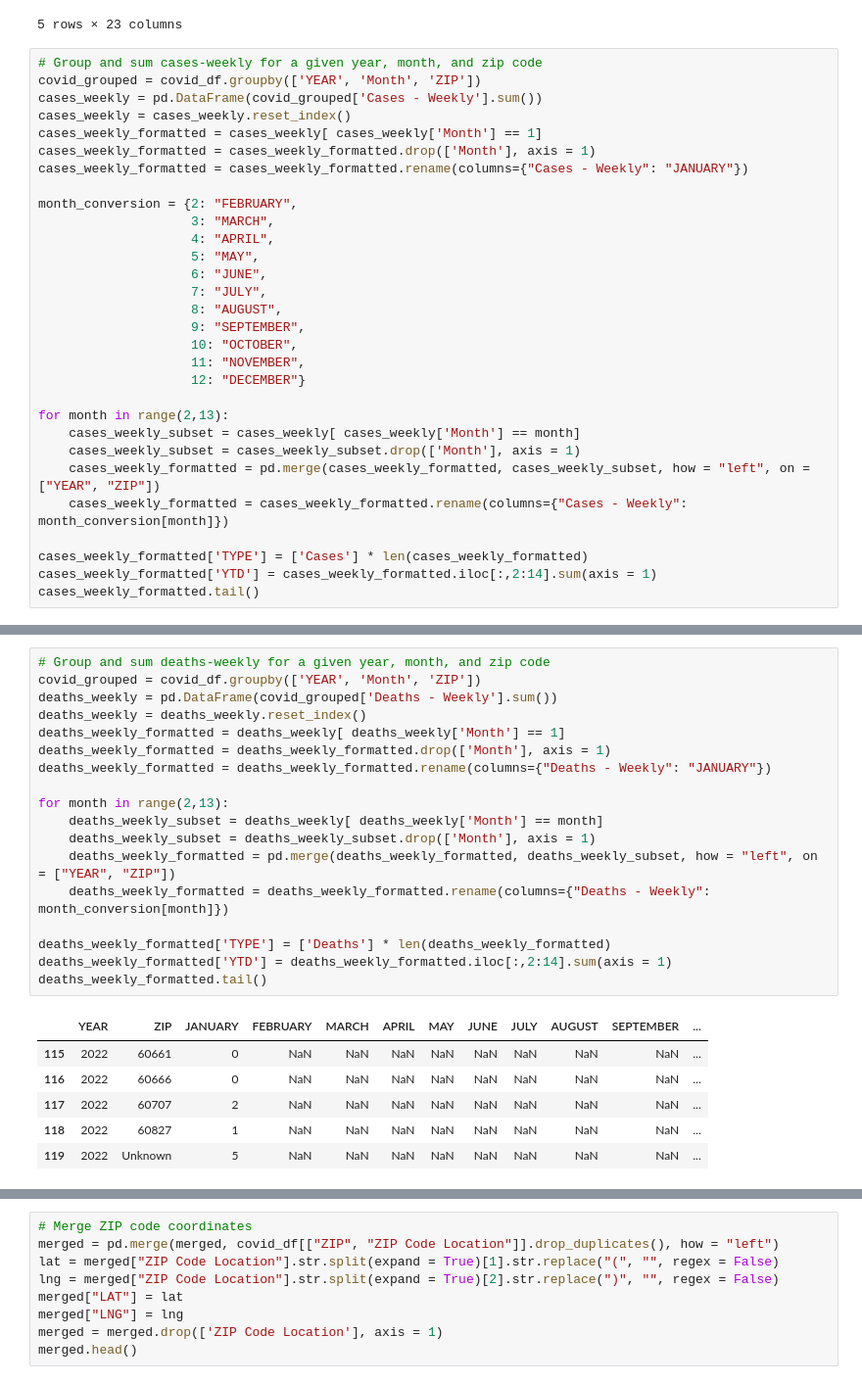
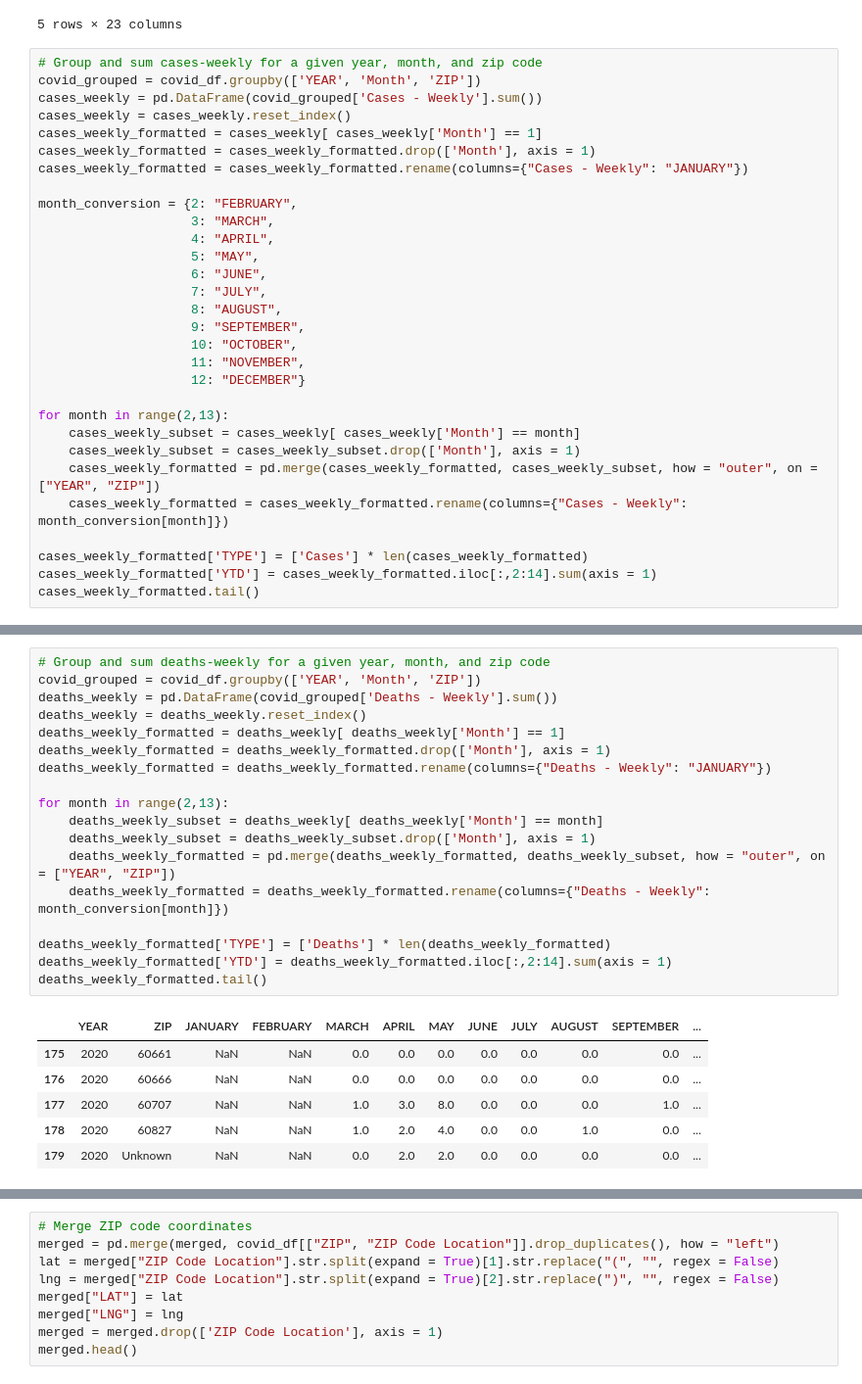
Before and after one commit to nataliepiehl/project_one, a Jupyter notebook: Code/data_cleanup.ipynb, the cells around one changed output, grey strips where cells are left out. Shown: that part at 98% size. Saved outputs shown, nothing was run; the diff lists cells and outputs as text.

```diff
--- a/Code/data_cleanup.ipynb
+++ b/Code/data_cleanup.ipynb
@@ -126,7 +126,7 @@ month_conversion = {2: "FEBRUARY",
 for month in range(2,13):
     cases_weekly_subset = cases_weekly[ cases_weekly['Month'] == month]
     cases_weekly_subset = cases_weekly_subset.drop(['Month'], axis = 1)
-    cases_weekly_formatted = pd.merge(cases_weekly_formatted, cases_weekly_subset, how = "left", on = ["YEAR", "ZIP"])
+    cases_weekly_formatted = pd.merge(cases_weekly_formatted, cases_weekly_subset, how = "outer", on = ["YEAR", "ZIP"])
     cases_weekly_formatted = cases_weekly_formatted.rename(columns={"Cases - Weekly": month_conversion[month]})
 
 cases_weekly_formatted['TYPE'] = ['Cases'] * len(cases_weekly_formatted)
@@ -142,28 +142,28 @@ cases_weekly_formatted.tail()
 # %%
 # Group and sum deaths-weekly for a given year, month, and zip code
 covid_grouped = covid_df.groupby(['YEAR', 'Month', 'ZIP'])
 deaths_weekly = pd.DataFrame(covid_grouped['Deaths - Weekly'].sum())
 deaths_weekly = deaths_weekly.reset_index()
 deaths_weekly_formatted = deaths_weekly[ deaths_weekly['Month'] == 1]
 deaths_weekly_formatted = deaths_weekly_formatted.drop(['Month'], axis = 1)
 deaths_weekly_formatted = deaths_weekly_formatted.rename(columns={"Deaths - Weekly": "JANUARY"})
 
 for month in range(2,13):
     deaths_weekly_subset = deaths_weekly[ deaths_weekly['Month'] == month]
     deaths_weekly_subset = deaths_weekly_subset.drop(['Month'], axis = 1)
-    deaths_weekly_formatted = pd.merge(deaths_weekly_formatted, deaths_weekly_subset, how = "left", on = ["YEAR", "ZIP"])
+    deaths_weekly_formatted = pd.merge(deaths_weekly_formatted, deaths_weekly_subset, how = "outer", on = ["YEAR", "ZIP"])
     deaths_weekly_formatted = deaths_weekly_formatted.rename(columns={"Deaths - Weekly": month_conversion[month]})
 
 deaths_weekly_formatted['TYPE'] = ['Deaths'] * len(deaths_weekly_formatted)
 deaths_weekly_formatted['YTD'] = deaths_weekly_formatted.iloc[:,2:14].sum(axis = 1)
 deaths_weekly_formatted.tail()
 # %% [output]
 |  | YEAR | ZIP | JANUARY | FEBRUARY | MARCH | APRIL | MAY | JUNE | JULY | AUGUST | SEPTEMBER | ... |
-| 115 | 2022 | 60661 | 0 | NaN | NaN | NaN | NaN | NaN | NaN | NaN | NaN | ... |
-| 116 | 2022 | 60666 | 0 | NaN | NaN | NaN | NaN | NaN | NaN | NaN | NaN | ... |
-| 117 | 2022 | 60707 | 2 | NaN | NaN | NaN | NaN | NaN | NaN | NaN | NaN | ... |
-| 118 | 2022 | 60827 | 1 | NaN | NaN | NaN | NaN | NaN | NaN | NaN | NaN | ... |
-| 119 | 2022 | Unknown | 5 | NaN | NaN | NaN | NaN | NaN | NaN | NaN | NaN | ... |
+| 175 | 2020 | 60661 | NaN | NaN | 0.0 | 0.0 | 0.0 | 0.0 | 0.0 | 0.0 | 0.0 | ... |
+| 176 | 2020 | 60666 | NaN | NaN | 0.0 | 0.0 | 0.0 | 0.0 | 0.0 | 0.0 | 0.0 | ... |
+| 177 | 2020 | 60707 | NaN | NaN | 1.0 | 3.0 | 8.0 | 0.0 | 0.0 | 0.0 | 1.0 | ... |
+| 178 | 2020 | 60827 | NaN | NaN | 1.0 | 2.0 | 4.0 | 0.0 | 0.0 | 1.0 | 0.0 | ... |
+| 179 | 2020 | Unknown | NaN | NaN | 0.0 | 2.0 | 2.0 | 0.0 | 0.0 | 0.0 | 0.0 | ... |
 # %%
 # Group and sum deaths-weekly for a given year, month, and zip code
 covid_grouped = covid_df.groupby(['YEAR', 'Month', 'ZIP'])
```
Also changed, not shown: parts of 4 cells of this notebook, 3 other files.
